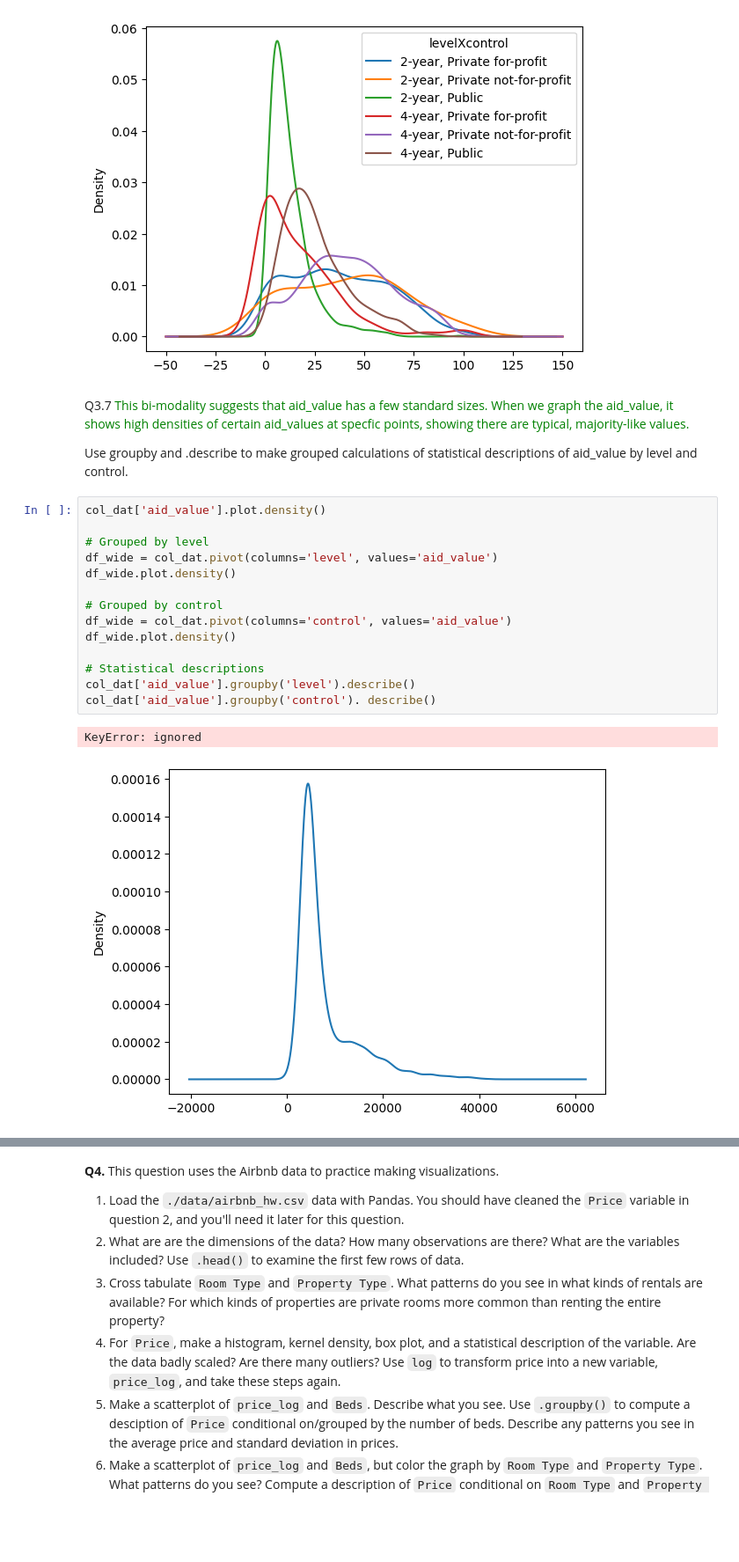
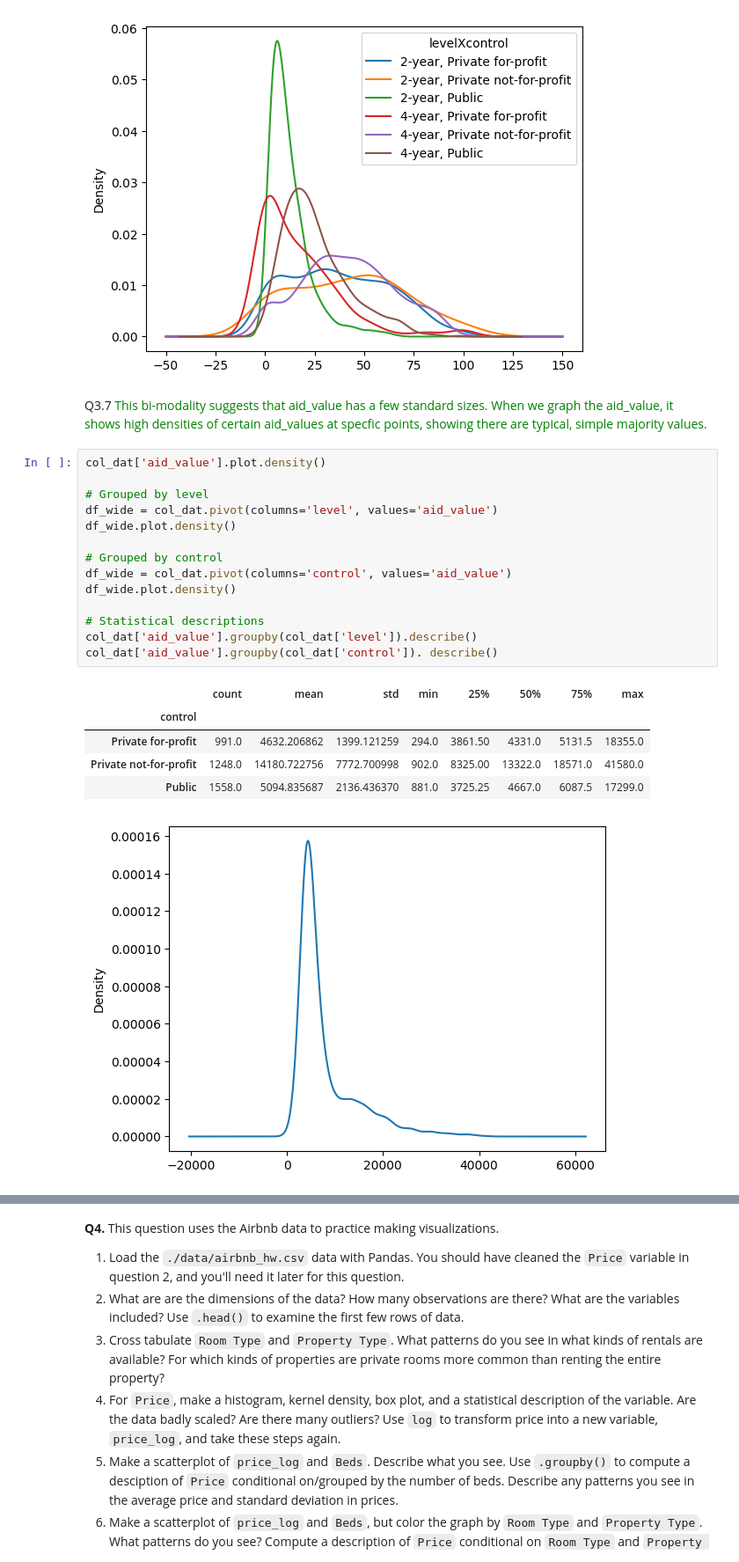
Before and after one commit to Monty-2003/pa2_DS3001, a Jupyter notebook: assignment2.ipynb, the cells around one changed output, grey strips where cells are left out. Shown at 88% size. Saved outputs shown, nothing was run; the diff lists cells and outputs as text; blank space fills up the shorter version.

```diff
--- a/assignment2.ipynb
+++ b/assignment2.ipynb
@@ -267,26 +277,28 @@ df_wide.plot.density()
 [figure]
 # %% [markdown]
 Q3.7 <font color = "green">
-This bi-modality suggests that aid_value has a few standard sizes. When we graph the aid_value, it shows high densities of certain aid_values at specfic points, showing there are typical, majority-like values.
-
- Use groupby and .describe to make grouped calculations of statistical descriptions of aid_value by level and control.
+This bi-modality suggests that aid_value has a few standard sizes. When we graph the aid_value, it shows high densities of certain aid_values at specfic points, showing there are typical, simple majority values.
 </font>
 # %%
 col_dat['aid_value'].plot.density()
 
 # Grouped by level
 df_wide = col_dat.pivot(columns='level', values='aid_value')
 df_wide.plot.density()
 
 # Grouped by control
 df_wide = col_dat.pivot(columns='control', values='aid_value')
 df_wide.plot.density()
 
 # Statistical descriptions
-col_dat['aid_value'].groupby('level').describe()
-col_dat['aid_value'].groupby('control'). describe()
+col_dat['aid_value'].groupby(col_dat['level']).describe()
+col_dat['aid_value'].groupby(col_dat['control']). describe()
 # %% [output]
-KeyError: ignored
+|  | count | mean | std | min | 25% | 50% | 75% | max |
+| control |  |  |  |  |  |  |  |  |
+| Private for-profit | 991.0 | 4632.206862 | 1399.121259 | 294.0 | 3861.50 | 4331.0 | 5131.5 | 18355.0 |
+| Private not-for-profit | 1248.0 | 14180.722756 | 7772.700998 | 902.0 | 8325.00 | 13322.0 | 18571.0 | 41580.0 |
+| Public | 1558.0 | 5094.835687 | 2136.436370 | 881.0 | 3725.25 | 4667.0 | 6087.5 | 17299.0 |
 [figure]
 [figure]
 [figure]
```
Also changed, not shown: parts of 4 cells of this notebook.
